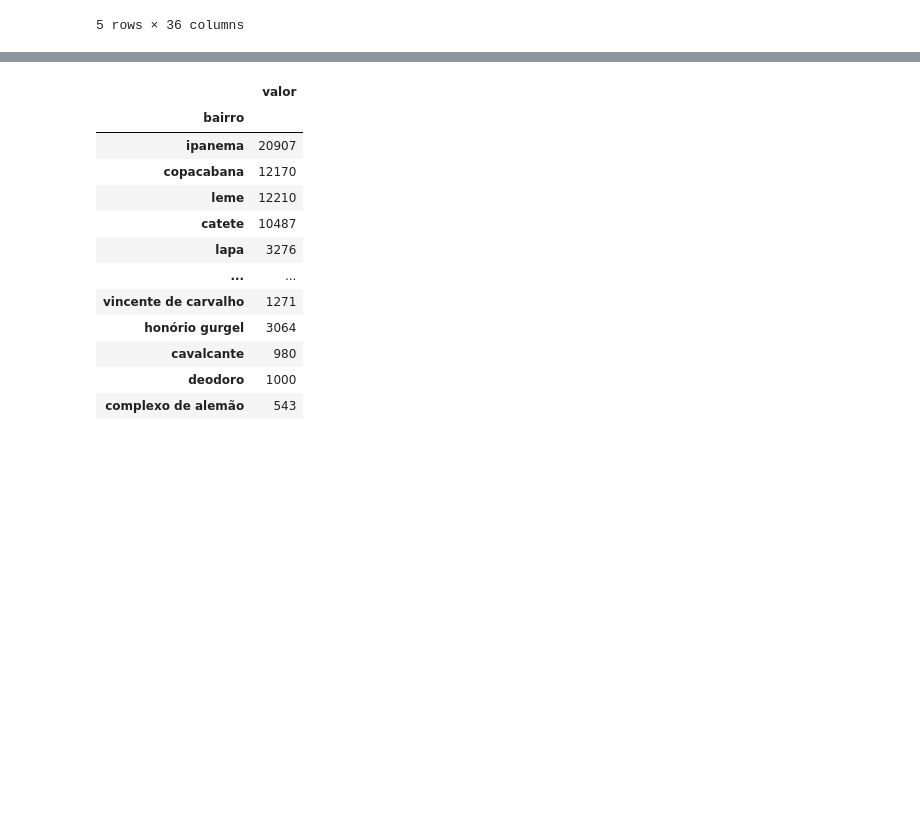
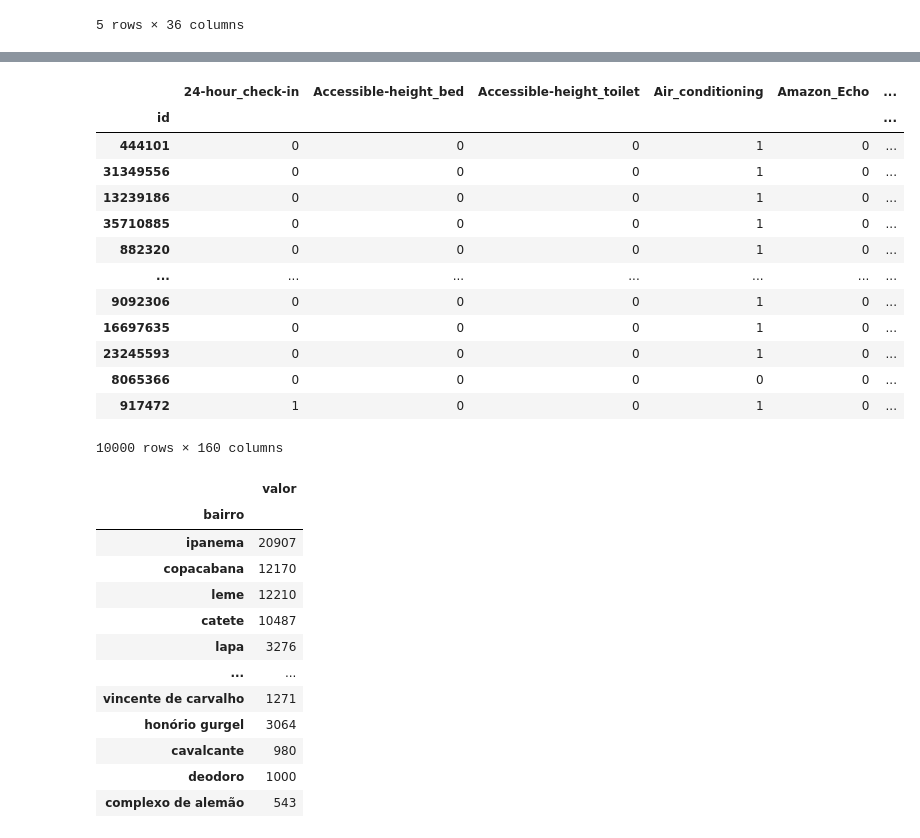
Before and after one commit to frlsouza/pmv_tcc_airbnb, a Jupyter notebook: tcc-puc-airbnb-datasets.ipynb, the cells around one changed output, grey strips where cells are left out. Cells and saved outputs as stored; diff of their text form; code cells hidden in the pictures; blank space fills up the shorter version.

```diff
--- a/tcc-puc-airbnb-tratamento.ipynb
+++ b/tcc-puc-airbnb-datasets.ipynb
@@ -150,3 +162,21 @@ amenities_one_hot_enc
+# %%
+amenities_one_hot_enc.drop(columns='', inplace=True)
+amenities_one_hot_enc
+# %% [output]
+|  | 24-hour_check-in | Accessible-height_bed | Accessible-height_toilet | Air_conditioning | Amazon_Echo | ... |
+| id |  |  |  |  |  | ... |
+| 444101 | 0 | 0 | 0 | 1 | 0 | ... |
+| 31349556 | 0 | 0 | 0 | 1 | 0 | ... |
+| 13239186 | 0 | 0 | 0 | 1 | 0 | ... |
+| 35710885 | 0 | 0 | 0 | 1 | 0 | ... |
+| 882320 | 0 | 0 | 0 | 1 | 0 | ... |
+| ... | ... | ... | ... | ... | ... | ... |
+| 9092306 | 0 | 0 | 0 | 1 | 0 | ... |
+| 16697635 | 0 | 0 | 0 | 1 | 0 | ... |
+| 23245593 | 0 | 0 | 0 | 1 | 0 | ... |
+| 8065366 | 0 | 0 | 0 | 0 | 0 | ... |
+| 917472 | 1 | 0 | 0 | 1 | 0 | ... |
+10000 rows × 160 columns
 # %%
 amenities_one_hot_enc.to_csv('amenities.csv')
 # %%
```
Also changed, not shown: parts of 10 cells of this notebook, 3 other files.
